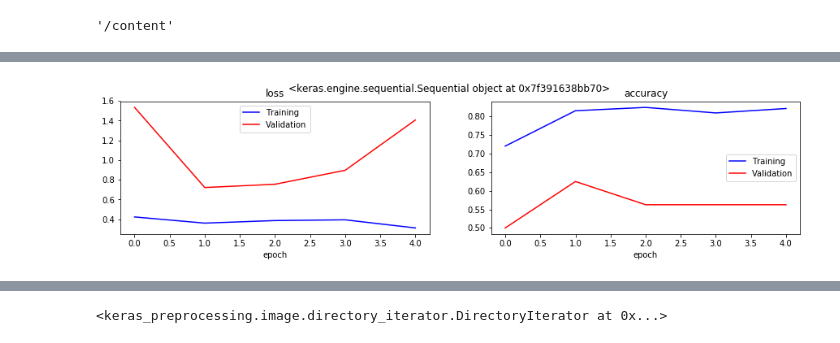
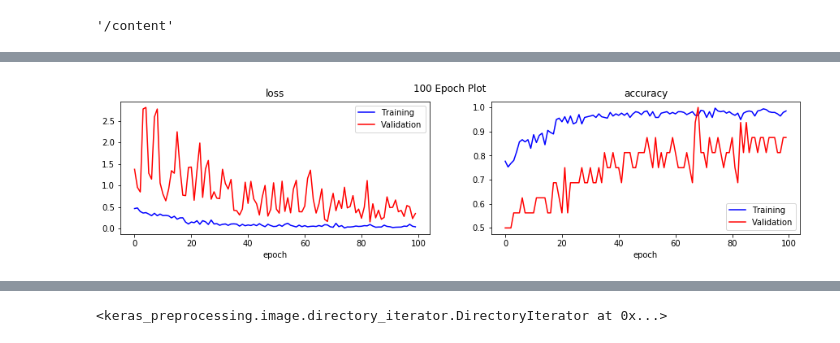
Before and after one commit to kylelee417/AI_Data_Science_Portfolio, a Jupyter notebook: chest_pneumonia.ipynb, the cells around one changed output, grey strips where cells are left out. Drawn from its saved outputs; the diff is of its cells as text; code cells hidden in the pictures.

```diff
--- a/chest_pneumonia.ipynb
+++ b/chest_pneumonia.ipynb
@@ -171,10 +203,10 @@ model.compile(loss="binary_crossentropy", metrics=["accuracy"], optimizer=optimi
 # %%
 
-hist = model.fit_generator(epochs=20,
+hist = model.fit_generator(epochs=100,
                            shuffle=True,
                            validation_data=val_batches,
                            generator=train_batches,
                            steps_per_epoch=np.ceil(len(train_batches) / 16),
-                           validation_steps=10,
+                           validation_steps=21,
                            verbose=1)
 # %% [output]
@@ -209,5 +241,3 @@ def training_plot(hist,model_name):
         ax.set_xlabel('epoch')
         ax.set_ylabel('')
         ax.set_title(name)
-# %%
-training_plot(hist,'my plot')
@@ -236,7 +244,7 @@ Epoch 5/5
-# %%
-training_plot(hist_2,model)
-# %% [output]
-[figure, removed]
+# %%
+training_plot(hist,'100 Epoch Plot')
+# %% [output]
+[figure, added]
 # %%
 def print_valid_test_score(model,X_valid,y_valid,X_test,y_test):
     valid_loss,valid_accuracy = model.evaluate(X_valid, y_valid)
```
Also changed, not shown: parts of 26 cells of this notebook.
